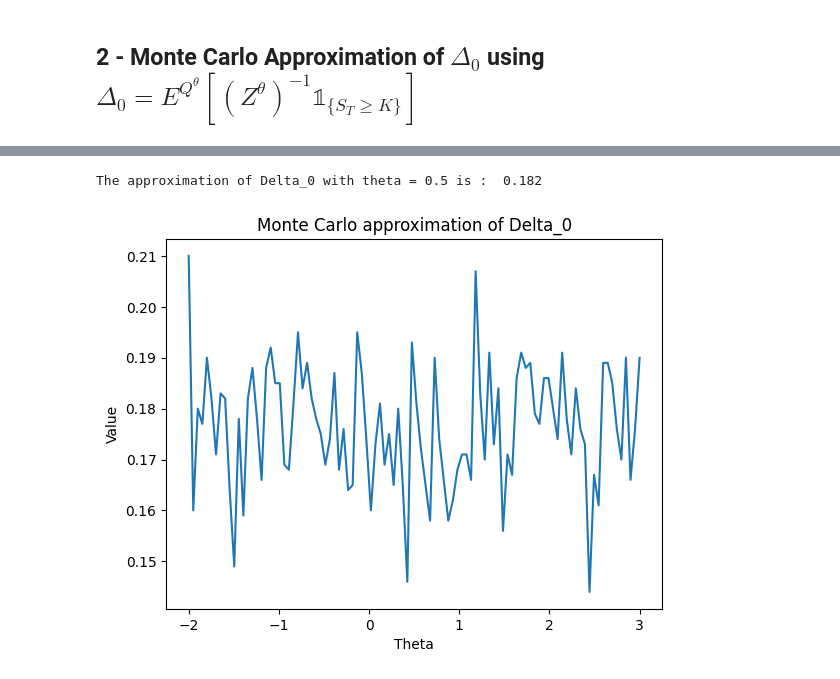
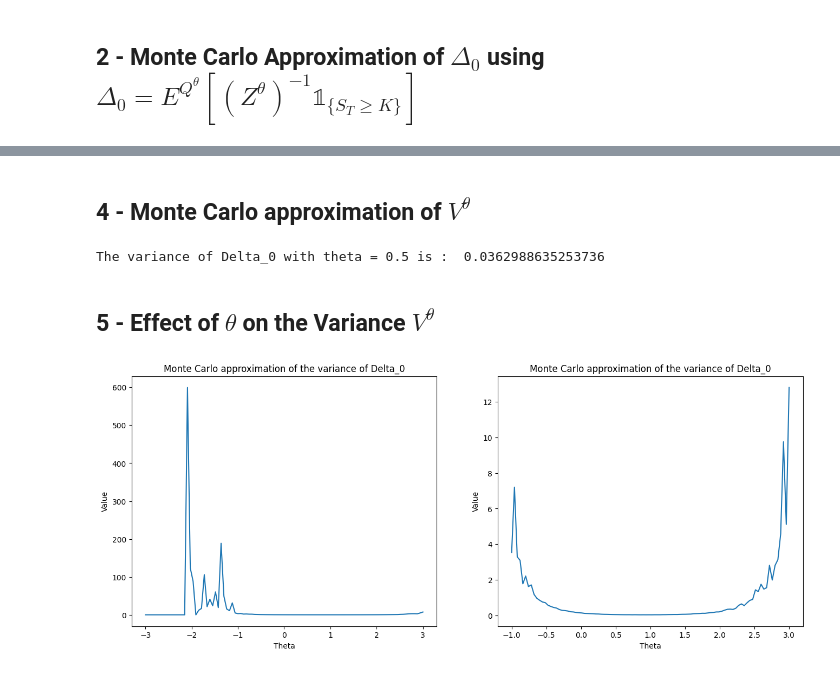
Before and after one commit to Matt-Olek/MAP552-Stochastic-models, a Jupyter notebook: CPS2.2.ipynb, the cells around one changed output, grey strips where cells are left out. Cells and saved outputs as stored; diff of their text form; code cells hidden in the pictures.

```diff
--- a/CPS2.2.ipynb
+++ b/CPS2.2.ipynb
@@ -82,33 +163,36 @@ The probability that the stock price is above K = 150 is : Delta_0 =  0.172
+# %% [markdown]
+## 4 - Monte Carlo approximation of $V^{\theta}$
 # %%
-def create_Z_theta(M,n,T,r,sigma,theta):
-    S,W = create_S(M,n,T,r,sigma)
-    Z = np.zeros(M)
-    for i in range(M):
-        Z[i] = np.exp(theta*W[-1,i]-(theta**2)*T/2)
-    return Z,S
-
-def monte_carlo_theta(M,n,T,r,sigma,K,theta):
+def monte_carlo_variance(M,n,T,r,sigma,K,theta):
     Z,S = create_Z_theta(M,n,T,r,sigma,theta)
     out = 0
     for i in range(M):
         if S[-1,i] >= K:
-            out += Z[i] * 1/Z[i]
-    return out/M
+            out += Z[i]**(-2)
+    return out/M - Delta_0(r,sigma,K,T)**2
 
-K = 150
-theta = -1
-print("The approximation of Delta_0 with theta = 0.5 is : ",monte_carlo_theta(M,n,T,r,sigma,K,theta))
+print("The variance of Delta_0 with theta = 0.5 is : ",monte_carlo_variance(M,n,T,r,sigma,K,theta))
 # %% [output]
-The approximation of Delta_0 with theta = 0.5 is :  0.182
+The variance of Delta_0 with theta = 0.5 is :  0.0362988635253736
+# %% [markdown]
+## 5 - Effect of $\theta$ on the Variance $V^{\theta}$
 # %%
+range_theta_1 = np.linspace(-3,3,100)
+range_theta_2 = np.linspace(-1,3,100)
 
-
-range_theta = np.linspace(-2,3,100)
-plt.figure()
-plt.plot(range_theta,[monte_carlo_theta(M,n,T,r,sigma,K,theta) for theta in range_theta])
-plt.title('Monte Carlo approximation of Delta_0')
+plt.figure(12,figsize=(16,6))
+# Figure 1
+plt.subplot(1,2,1)
+plt.plot(range_theta_1,[monte_carlo_variance(M,n,T,r,sigma,K,theta) for theta in range_theta_1])
+plt.title('Monte Carlo approximation of the variance of Delta_0')
+plt.xlabel('Theta')
+plt.ylabel('Value')
+# Figure 2 ( Zoom on the interesting part)
+plt.subplot(1,2,2)
+plt.plot(range_theta_2,[monte_carlo_variance(M,n,T,r,sigma,K,theta) for theta in range_theta_2])
+plt.title('Monte Carlo approximation of the variance of Delta_0')
 plt.xlabel('Theta')
 plt.ylabel('Value')
 plt.show()
 # %% [output]
-[figure, old version]
+[figure, new version]
```
Also changed, not shown: parts of 11 cells of this notebook.
